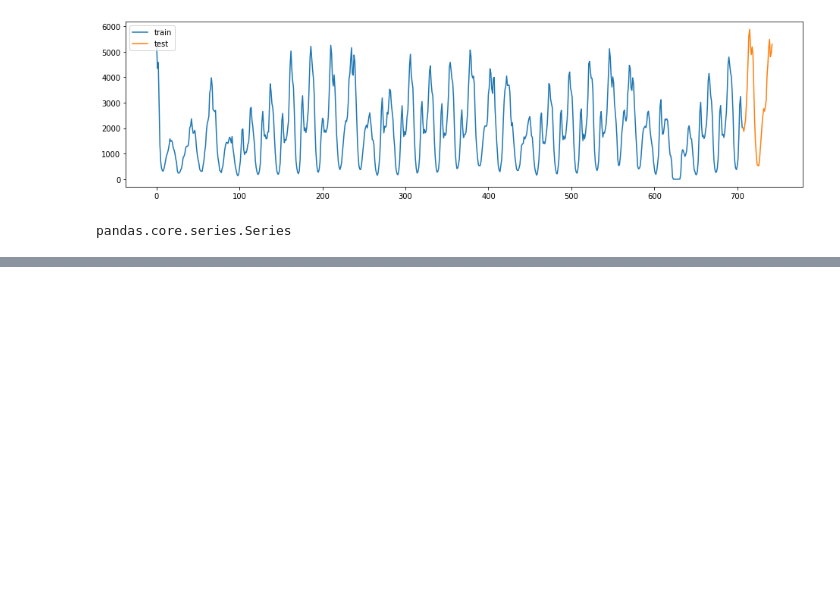
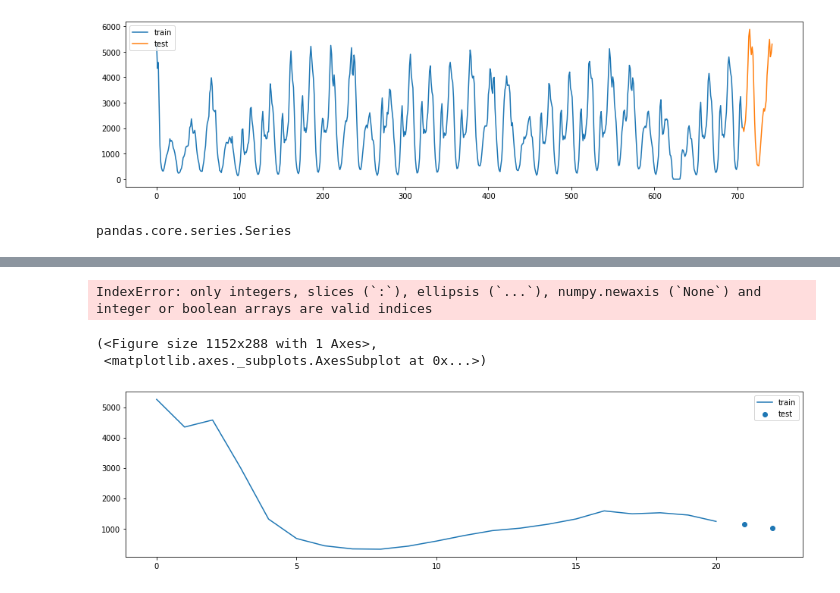
Before and after one commit to Sylvainj1/uber-times-series, a Jupyter notebook: models/sktime_test.ipynb, the cells around one changed output, grey strips where cells are left out. Cells and saved outputs as stored; diff of their text form; code cells hidden in the pictures; blank space fills up the shorter version.

```diff
--- a/models/sktime_test.ipynb
+++ b/models/sktime_test.ipynb
@@ -146,0 +158,6 @@ plot_ys(y_train,y_test,y_predict_forecaster, labels = ['train', 'test','y_predic
+# %%
+man_uber_day = uber[uber['borough'] == 'Manhattan']
+man_uber_day = man_uber_day[man_uber_day.index.month == 1]
+man_uber_day = man_uber_day.dropna()
+man_uber_day = man_uber_day[man_uber_day.index.day == 1]
+man_uber_day.head(24)
@@ -146,0 +183,14 @@ plot_ys(y_train,y_test,y_predict_forecaster, labels = ['train', 'test','y_predic
+# %%
+man_uber_day = man_uber_day['pickups']
+man_uber_day =man_uber_day.to_numpy()
+# %% [output]
+IndexError: only integers, slices (`:`), ellipsis (`...`), numpy.newaxis (`None`) and integer or boolean arrays are valid indices
+# %%
+y = pd.Series(data = man_uber_day)
+# %%
+y_train, y_test = temporal_train_test_split(y, test_size= 2)
+plot_ys(y_train, y_test, labels= ['train', 'test'])
+# %% [output]
+(<Figure size 1152x288 with 1 Axes>,
+ <matplotlib.axes._subplots.AxesSubplot at 0x...>)
+[figure, added]
```
Also changed, not shown: parts of 11 cells of this notebook.
